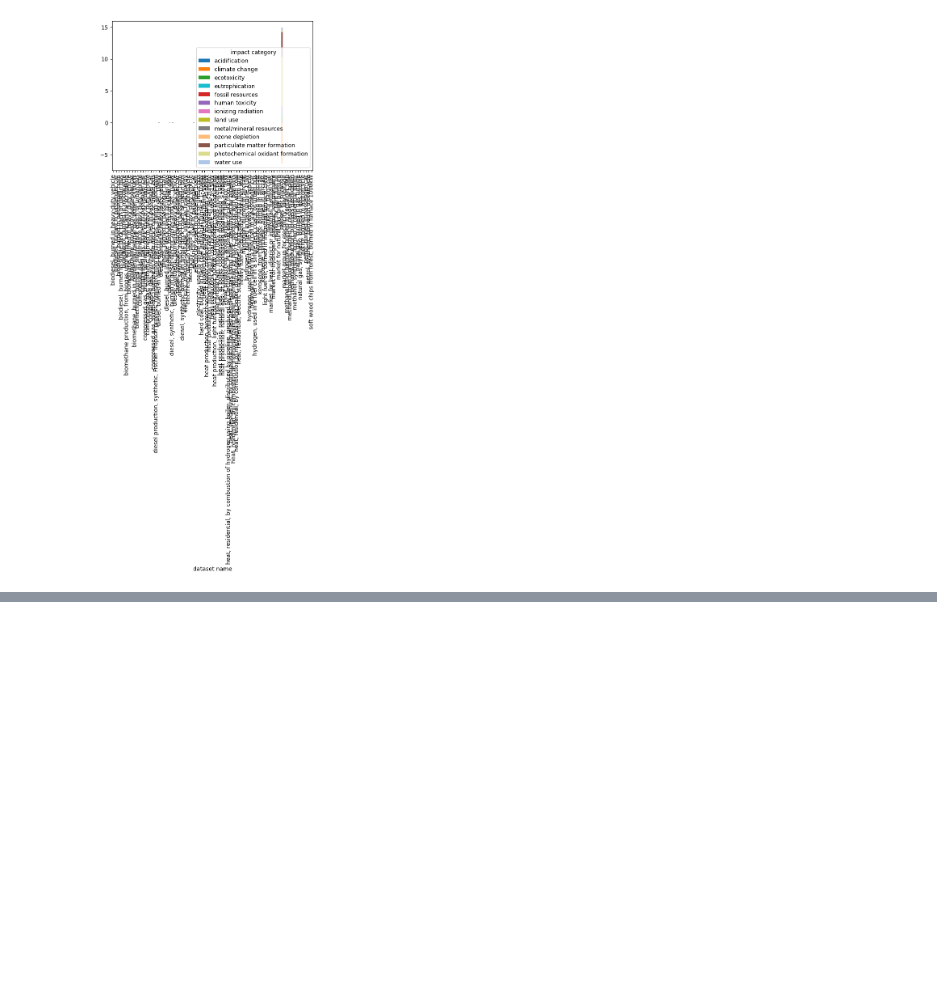
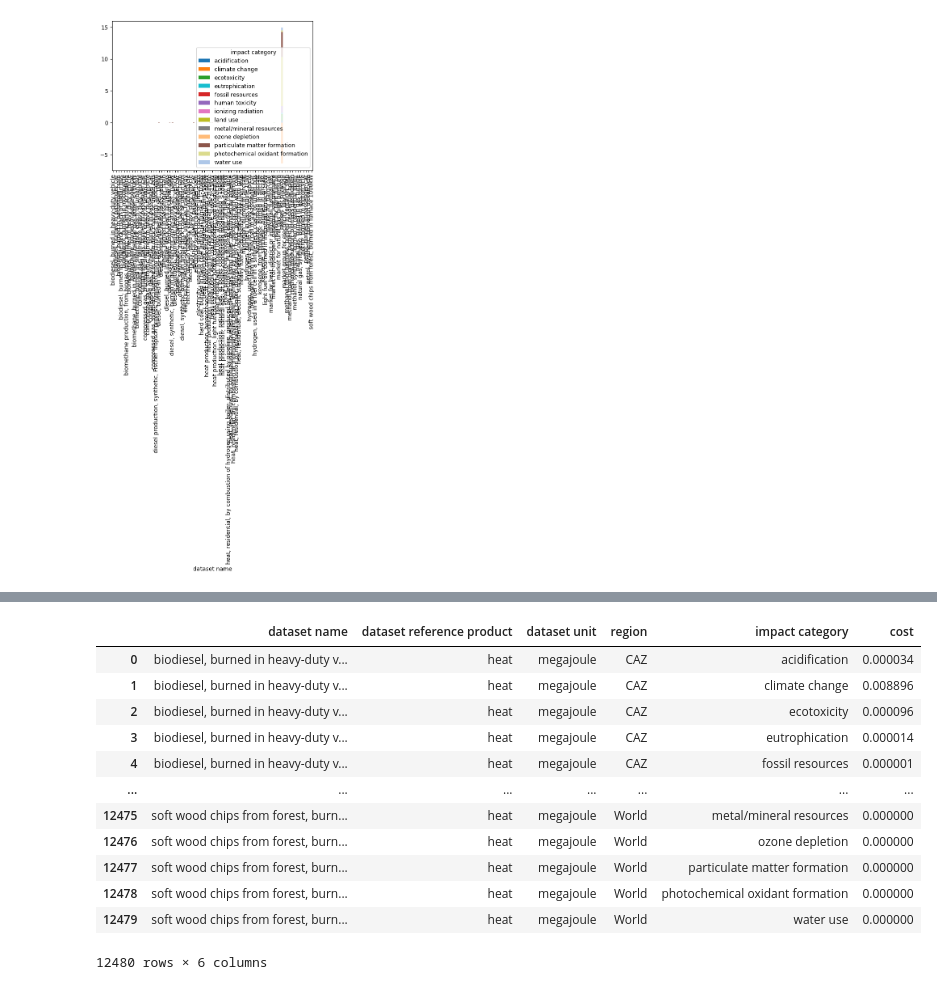
Before and after one commit to dbantje/internalizer, a Jupyter notebook: dev/check_costs.ipynb, the cells around one changed output, grey strips where cells are left out. Saved outputs shown, nothing was run; the diff lists cells and outputs as text; code cells hidden in the pictures; blank space fills up the shorter version.

```diff
--- a/dev/check_costs.ipynb
+++ b/dev/check_costs.ipynb
@@ -105,0 +82,16 @@ pdata.plot.bar(stacked=True, color=impact2color)
+# %%
+df
+# %% [output]
+|  | dataset name | dataset reference product | dataset unit | region | impact category | cost |
+| 0 | biodiesel, burned in heavy-duty v... | heat | megajoule | CAZ | acidification | 0.000034 |
+| 1 | biodiesel, burned in heavy-duty v... | heat | megajoule | CAZ | climate change | 0.008896 |
+| 2 | biodiesel, burned in heavy-duty v... | heat | megajoule | CAZ | ecotoxicity | 0.000096 |
+| 3 | biodiesel, burned in heavy-duty v... | heat | megajoule | CAZ | eutrophication | 0.000014 |
+| 4 | biodiesel, burned in heavy-duty v... | heat | megajoule | CAZ | fossil resources | 0.000001 |
+| ... | ... | ... | ... | ... | ... | ... |
+| 12475 | soft wood chips from forest, burn... | heat | megajoule | World | metal/mineral resources | 0.000000 |
+| 12476 | soft wood chips from forest, burn... | heat | megajoule | World | ozone depletion | 0.000000 |
+| 12477 | soft wood chips from forest, burn... | heat | megajoule | World | particulate matter formation | 0.000000 |
+| 12478 | soft wood chips from forest, burn... | heat | megajoule | World | photochemical oxidant formation | 0.000000 |
+| 12479 | soft wood chips from forest, burn... | heat | megajoule | World | water use | 0.000000 |
+12480 rows × 6 columns
```
Also changed, not shown: parts of 11 cells of this notebook, 4 other files.
